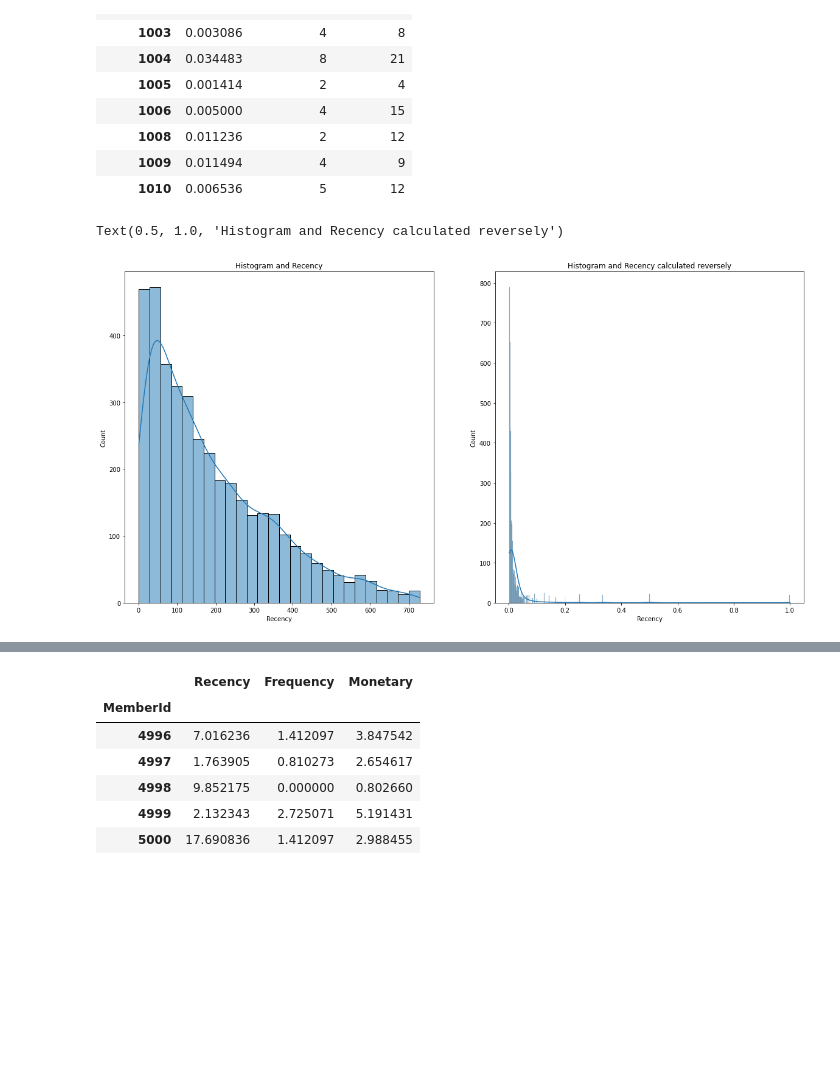
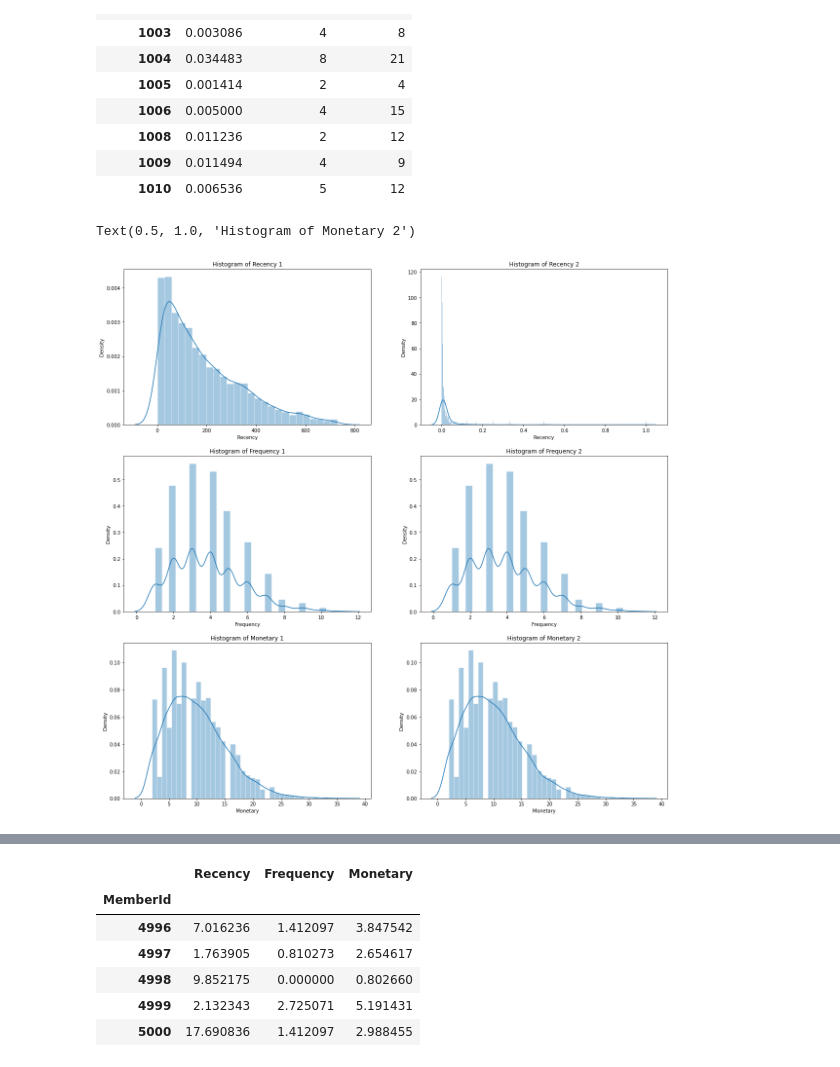
Before and after one commit to khalilvandian/Grocery_Store, a Jupyter notebook: GroceryStore_Analysis.ipynb, the cells around one changed output, grey strips where cells are left out. Saved outputs shown, nothing was run; the diff lists cells and outputs as text; code cells hidden in the pictures; blank space fills up the shorter version.

Commit message:
Completed the Code using two sets of data.

```diff
--- a/GroceryStore_Analysis.ipynb
+++ b/GroceryStore_Analysis.ipynb
@@ -102,32 +102,25 @@ Customers_RFM_2.head(10)
 | 1009 | 0.011494 | 4 | 9 |
 | 1010 | 0.006536 | 5 | 12 |
 # %%
-fig, axes = plt.subplots(3, 3)
+fig, axes = plt.subplots(3, 2, figsize=(20,20))
 
-sns.histplot(ax=axes[0,0] data=customers_RFM, x='Recency', kde=True)
-axs.set_title('Histogram and Recency')
+sns.histplot(ax=axes[0,0], data=Customers_RFM_1, x='Recency', kde=True, stat="density", kde_kws=dict(cut=3), alpha=.4, edgecolor=(1, 1, 1, .4))
+axes[0,0].set_title('Histogram of Recency 1')
 
-sns.histplot(ax=axes[]data=test_RFM, x='Recency', kde=True)
-axs.set_title('Histogram and Recency calculated reversely')
+sns.histplot(ax=axes[0,1], data=Customers_RFM_2, x='Recency', kde=True, stat="density", kde_kws=dict(cut=3), alpha=.4, edgecolor=(1, 1, 1, .4))
+axes[0,1].set_title('Histogram of Recency 2')
 
-fig, ax = plt.subplots()
-sns.histplot(data=customers_RFM, x='Frequency', kde=True)
-ax.set_title('Histogram and Frequency')
+sns.histplot(ax=axes[1,0], data=Customers_RFM_1, x='Frequency', kde=True, stat="density", kde_kws=dict(cut=3), alpha=.4, edgecolor=(1, 1, 1, .4))
+axes[1,0].set_title('Histogram of Frequency 1')
 
-fig, ax = plt.subplots()
-sns.histplot(data=customers_RFM, x='Monetary', kde=True)
-ax.set_title('Histogram and Monetary')
+sns.histplot(ax=axes[1,1], data=Customers_RFM_2, x='Frequency', kde=True, stat="density", kde_kws=dict(cut=3), alpha=.4, edgecolor=(1, 1, 1, .4))
+axes[1,1].set_title('Histogram of Frequency 2')
 
-# Plot RFM distributions
-plt.figure(figsize=(12,10))
-# Plot distribution of R
-plt.subplot(3, 1, 1); sns.distplot(customers_RFM['Recency'])
-# Plot distribution of F
-plt.subplot(3, 1, 2); sns.distplot(customers_RFM['Frequency'])
-# Plot distribution of M
-plt.subplot(3, 1, 3); sns.distplot(customers_RFM['Monetary'])
-# Show the plot
-plt.show()
+sns.histplot(ax=axes[2,0], data=Customers_RFM_1, x='Monetary', kde=True, stat="density", kde_kws=dict(cut=3), alpha=.4, edgecolor=(1, 1, 1, .4))
+axes[2,0].set_title('Histogram of Monetary 1')
+
+sns.histplot(ax=axes[2,1], data=Customers_RFM_2, x='Monetary', kde=True, stat="density", kde_kws=dict(cut=3), alpha=.4, edgecolor=(1, 1, 1, .4))
+axes[2,1].set_title('Histogram of Monetary 2')
 # %% [output]
-Text(0.5, 1.0, 'Histogram and Recency calculated reversely')
+Text(0.5, 1.0, 'Histogram of Monetary 2')
-[figure, old version]
+[figure, new version]
```
Also changed, not shown: parts of 29 cells of this notebook.
